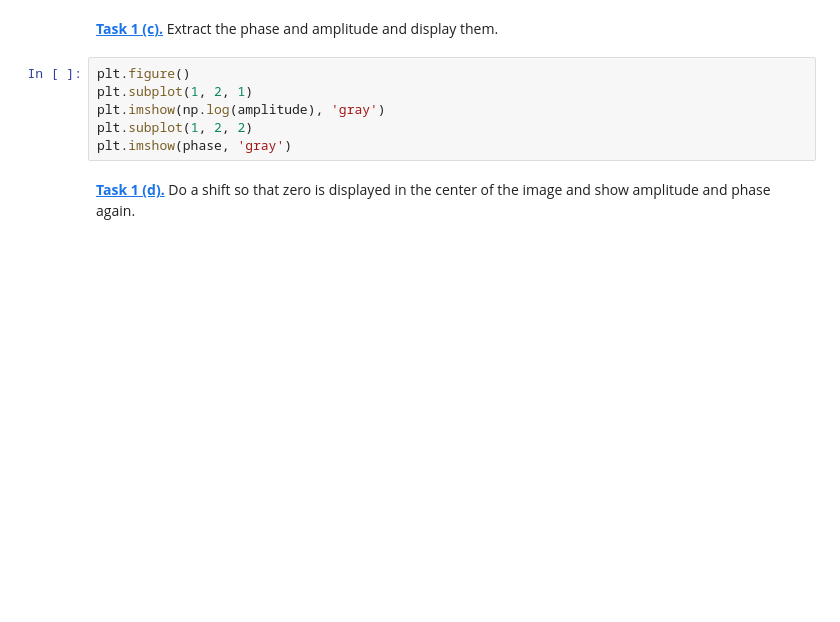
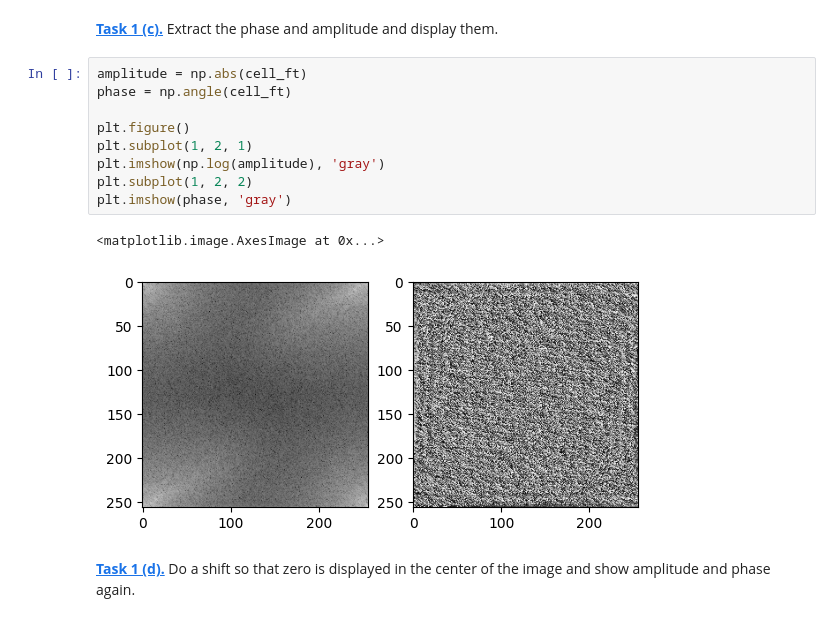
Before and after one commit to ronjahornschuh/mobi-fs5-python, a Jupyter notebook: fourier.ipynb, the cells around one changed output. Cells and saved outputs as stored; diff of their text form; blank space fills up the shorter version.

```diff
--- a/fourier.ipynb
+++ b/fourier.ipynb
@@ -14,10 +28,16 @@ cell_img = plt.imread('data/cells.png')
 # %% [markdown]
 **[Task 1 (c).]()** Extract the phase and amplitude and display them.
 # %%
+amplitude = np.abs(cell_ft)
+phase = np.angle(cell_ft)
+
 plt.figure()
 plt.subplot(1, 2, 1)
 plt.imshow(np.log(amplitude), 'gray')
 plt.subplot(1, 2, 2)
 plt.imshow(phase, 'gray')
+# %% [output]
+<matplotlib.image.AxesImage at 0x...>
+[figure, added]
 # %% [markdown]
 **[Task 1 (d).]()** Do a shift so that zero is displayed in the center of the image and show amplitude and phase again.
```
Also changed, not shown: parts of 16 cells of this notebook.
